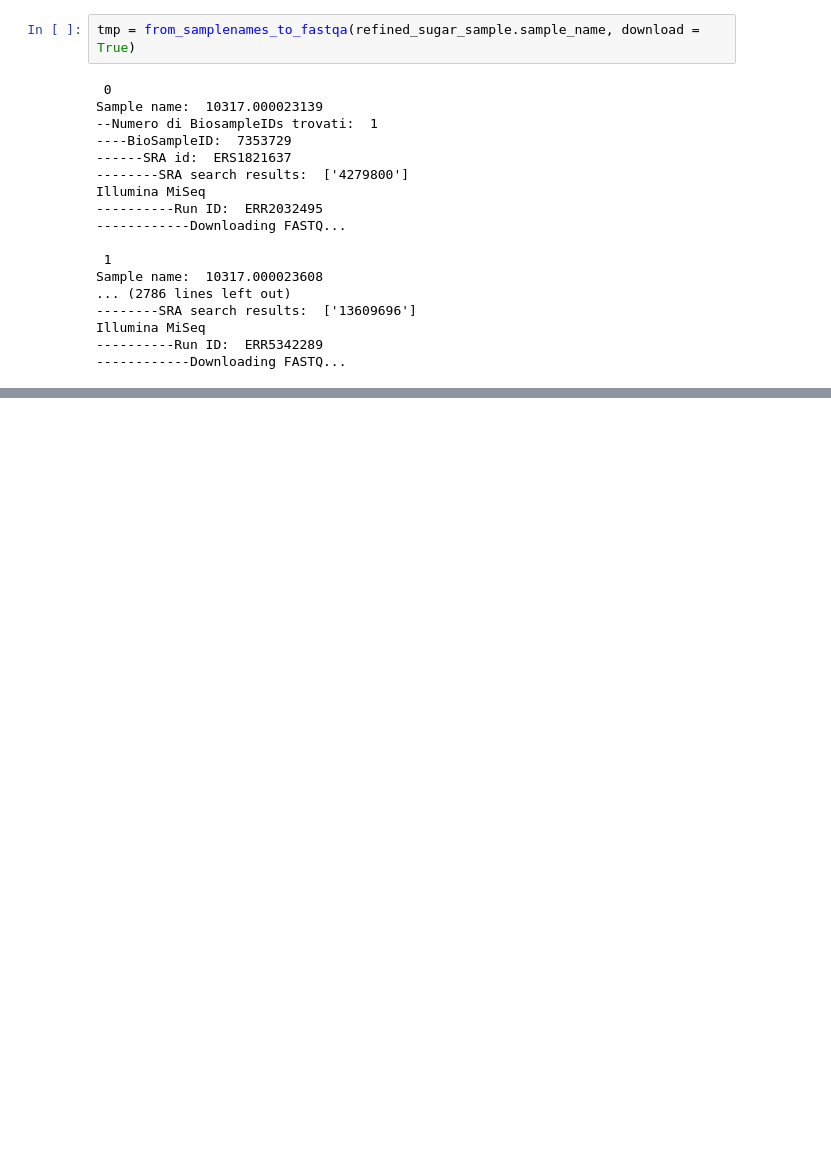
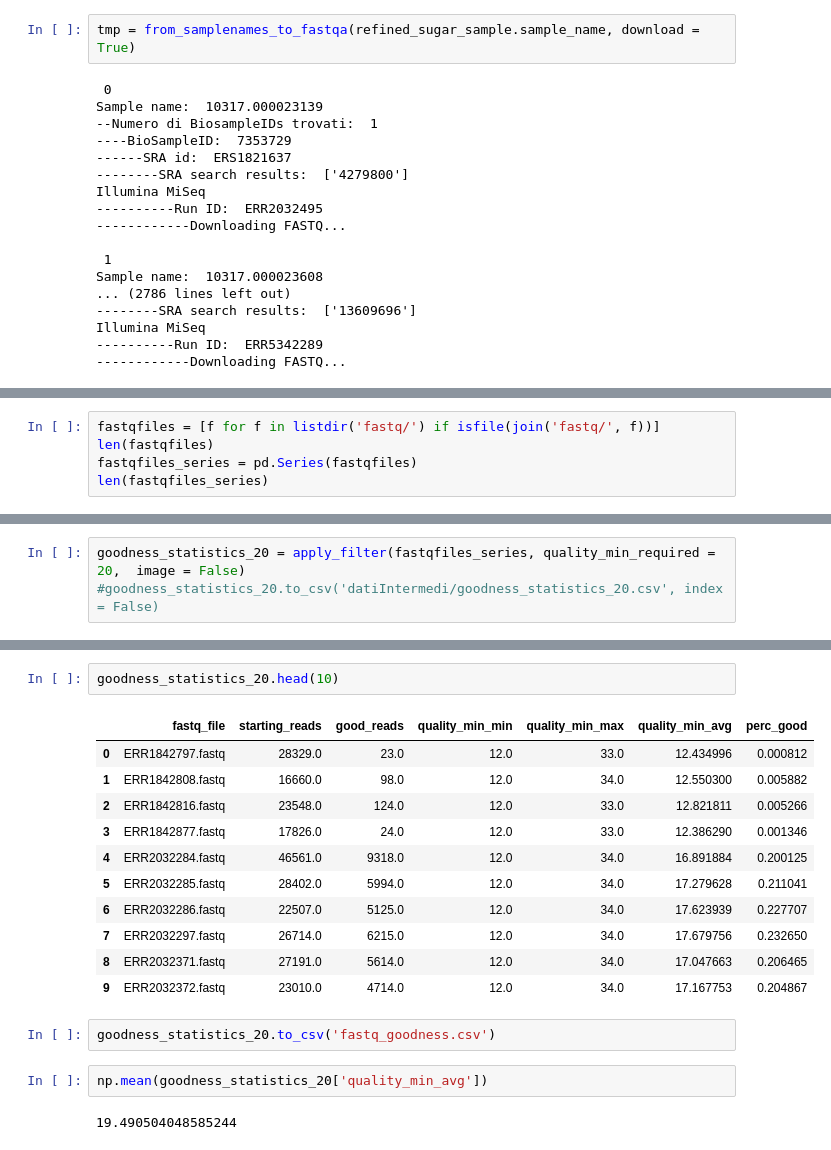
Before and after one commit to grusso98/gut-microbiota-diet, a Jupyter notebook: EDA.ipynb, the cells around one changed output, grey strips where cells are left out. Cells and saved outputs as stored; diff of their text form; blank space fills up the shorter version.

Commit message:
modified   .gitignore     started fastq quality checks

```diff
--- a/EDA.ipynb
+++ b/EDA.ipynb
@@ -493,0 +588,5 @@ Illumina MiSeq
+# %%
+fastqfiles = [f for f in listdir('fastq/') if isfile(join('fastq/', f))]
+len(fastqfiles)
+fastqfiles_series = pd.Series(fastqfiles)
+len(fastqfiles_series)
@@ -493,0 +595,3 @@ Illumina MiSeq
+# %%
+goodness_statistics_20 = apply_filter(fastqfiles_series, quality_min_required = 20,  image = False)
+#goodness_statistics_20.to_csv('datiIntermedi/goodness_statistics_20.csv', index = False)
@@ -493,0 +616,20 @@ Illumina MiSeq
+# %%
+goodness_statistics_20.head(10)
+# %% [output]
+|  | fastq_file | starting_reads | good_reads | quality_min_min | quality_min_max | quality_min_avg | perc_good |
+| 0 | ERR1842797.fastq | 28329.0 | 23.0 | 12.0 | 33.0 | 12.434996 | 0.000812 |
+| 1 | ERR1842808.fastq | 16660.0 | 98.0 | 12.0 | 34.0 | 12.550300 | 0.005882 |
+| 2 | ERR1842816.fastq | 23548.0 | 124.0 | 12.0 | 33.0 | 12.821811 | 0.005266 |
+| 3 | ERR1842877.fastq | 17826.0 | 24.0 | 12.0 | 33.0 | 12.386290 | 0.001346 |
+| 4 | ERR2032284.fastq | 46561.0 | 9318.0 | 12.0 | 34.0 | 16.891884 | 0.200125 |
+| 5 | ERR2032285.fastq | 28402.0 | 5994.0 | 12.0 | 34.0 | 17.279628 | 0.211041 |
+| 6 | ERR2032286.fastq | 22507.0 | 5125.0 | 12.0 | 34.0 | 17.623939 | 0.227707 |
+| 7 | ERR2032297.fastq | 26714.0 | 6215.0 | 12.0 | 34.0 | 17.679756 | 0.232650 |
+| 8 | ERR2032371.fastq | 27191.0 | 5614.0 | 12.0 | 34.0 | 17.047663 | 0.206465 |
+| 9 | ERR2032372.fastq | 23010.0 | 4714.0 | 12.0 | 34.0 | 17.167753 | 0.204867 |
+# %%
+goodness_statistics_20.to_csv('fastq_goodness.csv')
+# %%
+np.mean(goodness_statistics_20['quality_min_avg'])
+# %% [output]
+19.490504048585244
```
Also changed, not shown: parts of 7 cells of this notebook, 1 other file.
